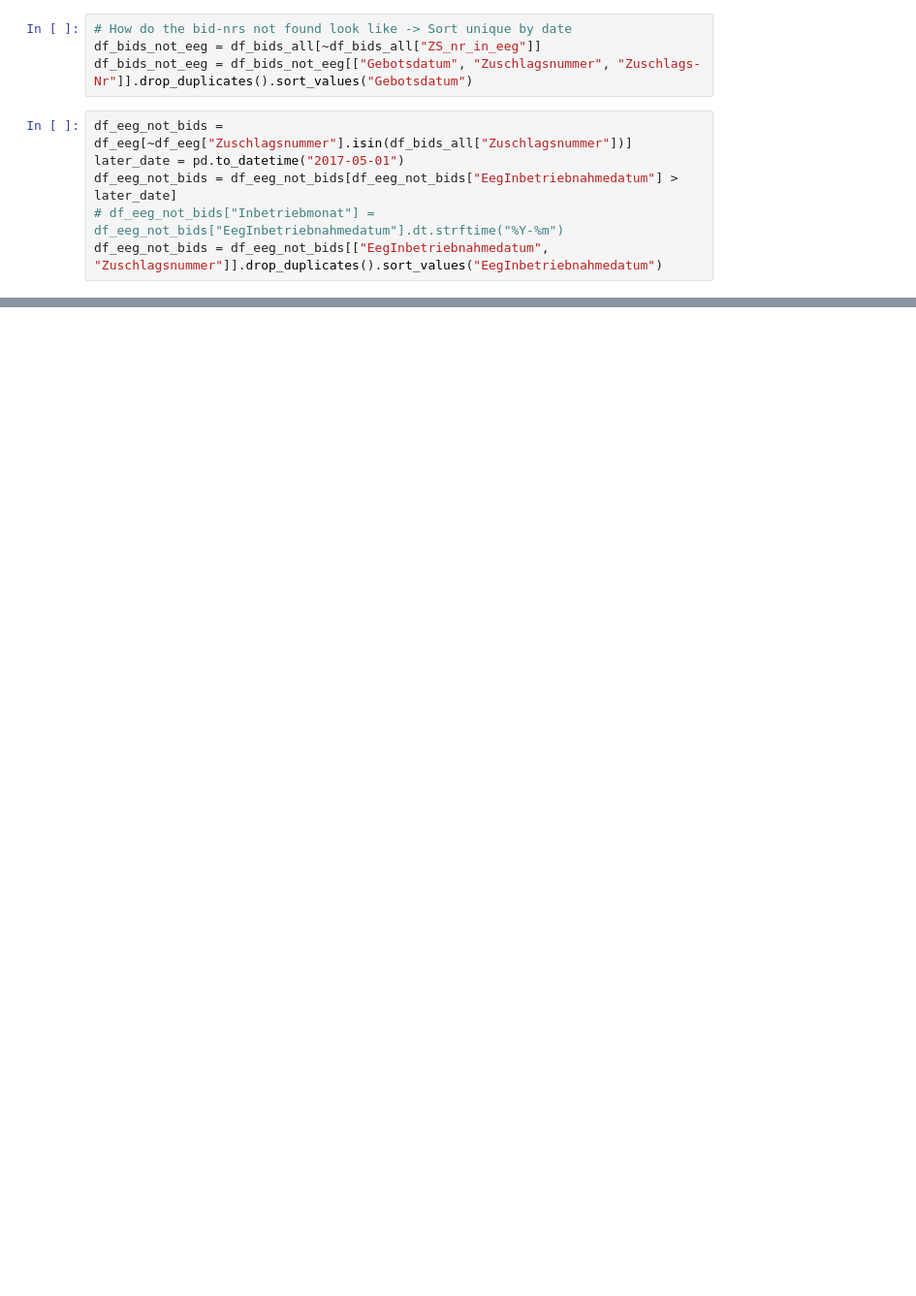
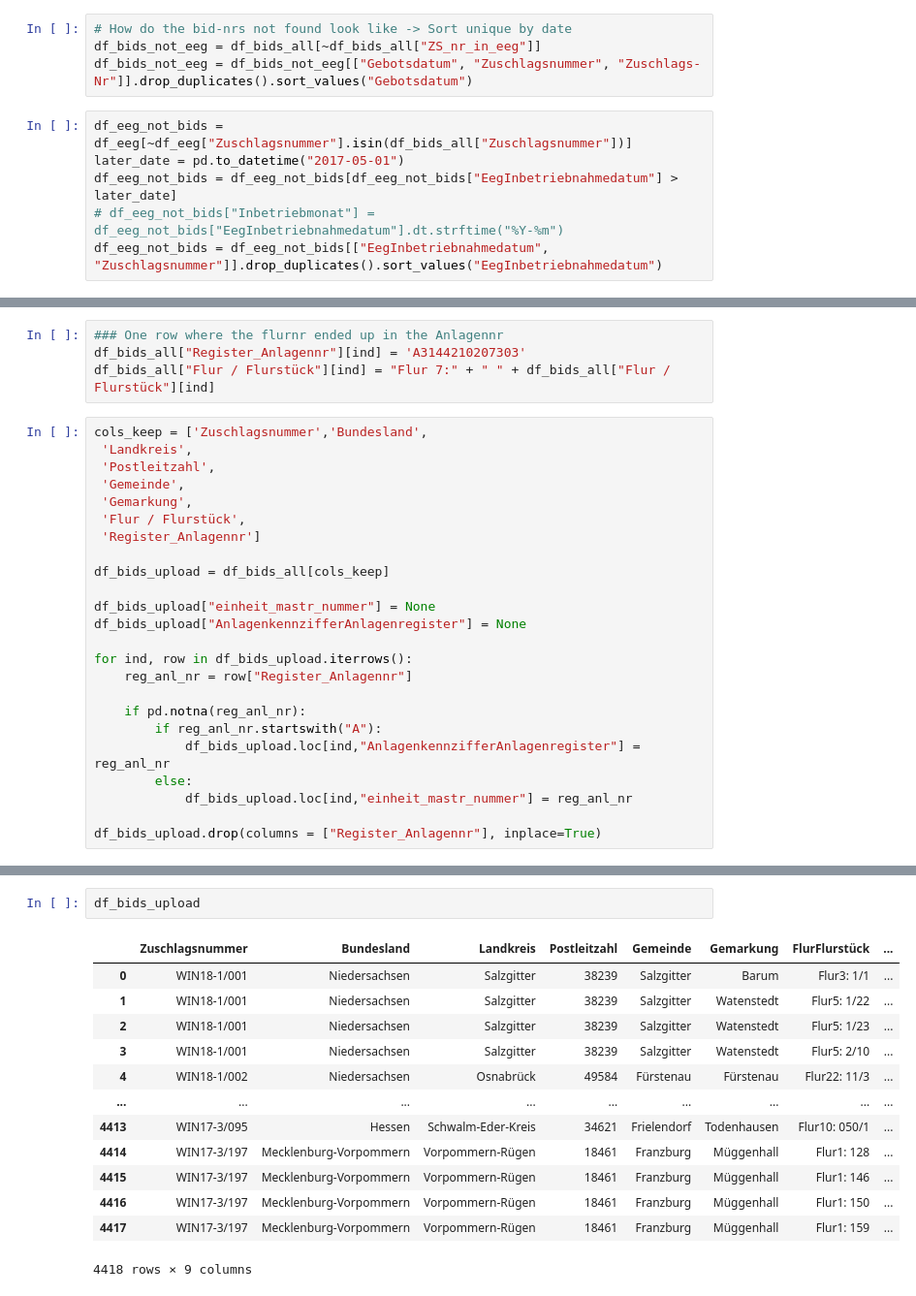
Before and after one commit to Gunnar-Oeh/goal100_wind_case, a Jupyter notebook: notebooks/04_insert_bids_data.ipynb, the cells around one changed output, grey strips where cells are left out. Shown at 97% size. Drawn from its saved outputs; the diff is of its cells as text; blank space fills up the shorter version.

```diff
--- a/notebooks/04_insert_bids_data.ipynb
+++ b/notebooks/04_insert_bids_data.ipynb
@@ -368,0 +600,28 @@ memory usage: 20.1+ KB
+# %%
+### One row where the flurnr ended up in the Anlagennr
+df_bids_all["Register_Anlagennr"][ind] = 'A3144210207303'
+df_bids_all["Flur / Flurstück"][ind] = "Flur 7:" + " " + df_bids_all["Flur / Flurstück"][ind]
+# %%
+cols_keep = ['Zuschlagsnummer','Bundesland',
+ 'Landkreis',
+ 'Postleitzahl',
+ 'Gemeinde',
+ 'Gemarkung',
+ 'Flur / Flurstück',
+ 'Register_Anlagennr']
+
+df_bids_upload = df_bids_all[cols_keep]
+
+df_bids_upload["einheit_mastr_nummer"] = None
+df_bids_upload["AnlagenkennzifferAnlagenregister"] = None
+
+for ind, row in df_bids_upload.iterrows():
+    reg_anl_nr = row["Register_Anlagennr"]
+
+    if pd.notna(reg_anl_nr):
+        if reg_anl_nr.startswith("A"):
+            df_bids_upload.loc[ind,"AnlagenkennzifferAnlagenregister"] = reg_anl_nr
+        else:
+            df_bids_upload.loc[ind,"einheit_mastr_nummer"] = reg_anl_nr
+
+df_bids_upload.drop(columns = ["Register_Anlagennr"], inplace=True)
@@ -368,0 +678,16 @@ memory usage: 20.1+ KB
+# %%
+df_bids_upload
+# %% [output]
+|  | Zuschlagsnummer | Bundesland | Landkreis | Postleitzahl | Gemeinde | Gemarkung | FlurFlurstück | ... |
+| 0 | WIN18-1/001 | Niedersachsen | Salzgitter | 38239 | Salzgitter | Barum | Flur3: 1/1 | ... |
+| 1 | WIN18-1/001 | Niedersachsen | Salzgitter | 38239 | Salzgitter | Watenstedt | Flur5: 1/22 | ... |
+| 2 | WIN18-1/001 | Niedersachsen | Salzgitter | 38239 | Salzgitter | Watenstedt | Flur5: 1/23 | ... |
+| 3 | WIN18-1/001 | Niedersachsen | Salzgitter | 38239 | Salzgitter | Watenstedt | Flur5: 2/10 | ... |
+| 4 | WIN18-1/002 | Niedersachsen | Osnabrück | 49584 | Fürstenau | Fürstenau | Flur22: 11/3 | ... |
+| ... | ... | ... | ... | ... | ... | ... | ... | ... |
+| 4413 | WIN17-3/095 | Hessen | Schwalm-Eder-Kreis | 34621 | Frielendorf | Todenhausen | Flur10: 050/1 | ... |
+| 4414 | WIN17-3/197 | Mecklenburg-Vorpommern | Vorpommern-Rügen | 18461 | Franzburg | Müggenhall | Flur1: 128 | ... |
+| 4415 | WIN17-3/197 | Mecklenburg-Vorpommern | Vorpommern-Rügen | 18461 | Franzburg | Müggenhall | Flur1: 146 | ... |
+| 4416 | WIN17-3/197 | Mecklenburg-Vorpommern | Vorpommern-Rügen | 18461 | Franzburg | Müggenhall | Flur1: 150 | ... |
+| 4417 | WIN17-3/197 | Mecklenburg-Vorpommern | Vorpommern-Rügen | 18461 | Franzburg | Müggenhall | Flur1: 159 | ... |
+4418 rows × 9 columns
```
Also changed, not shown: parts of 24 cells of this notebook, 1 other file.
